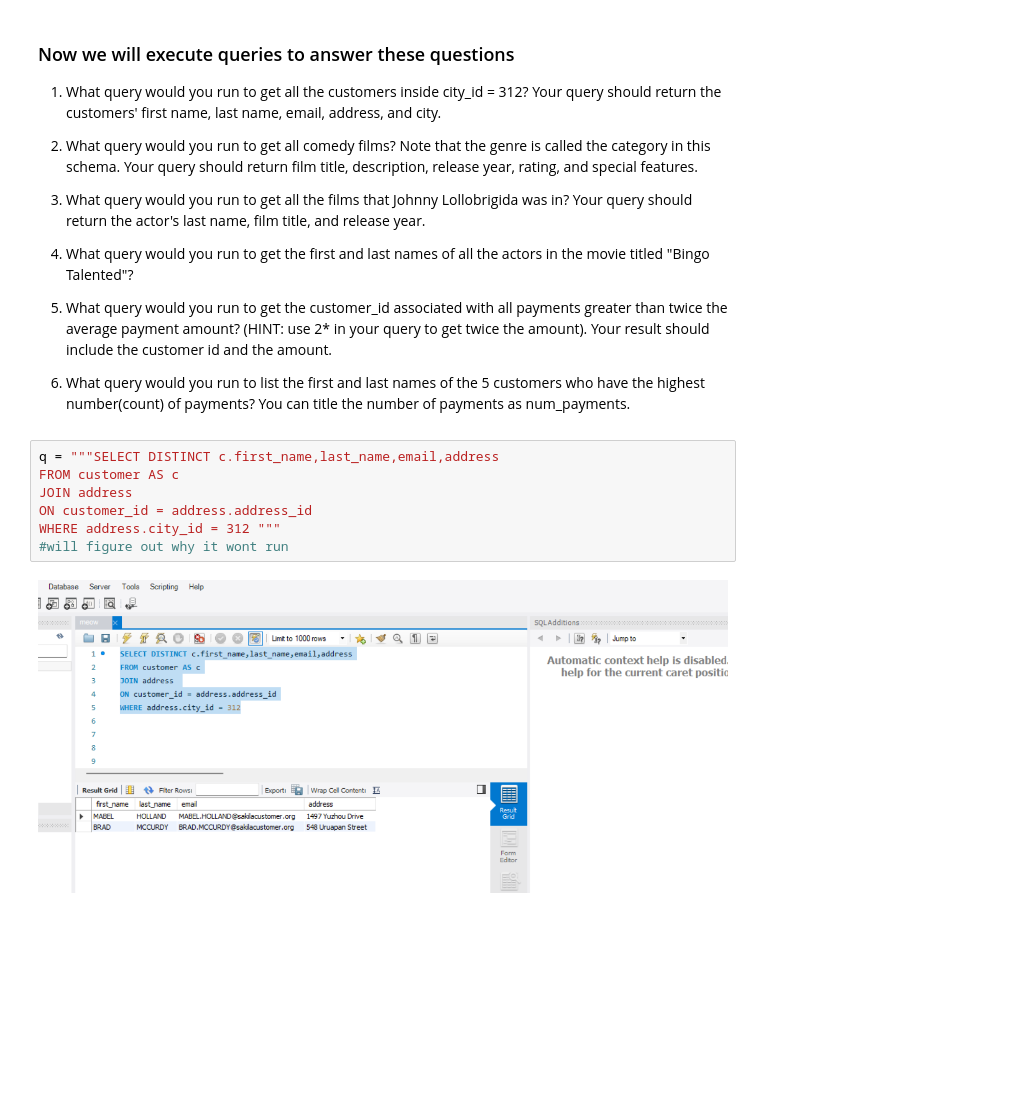
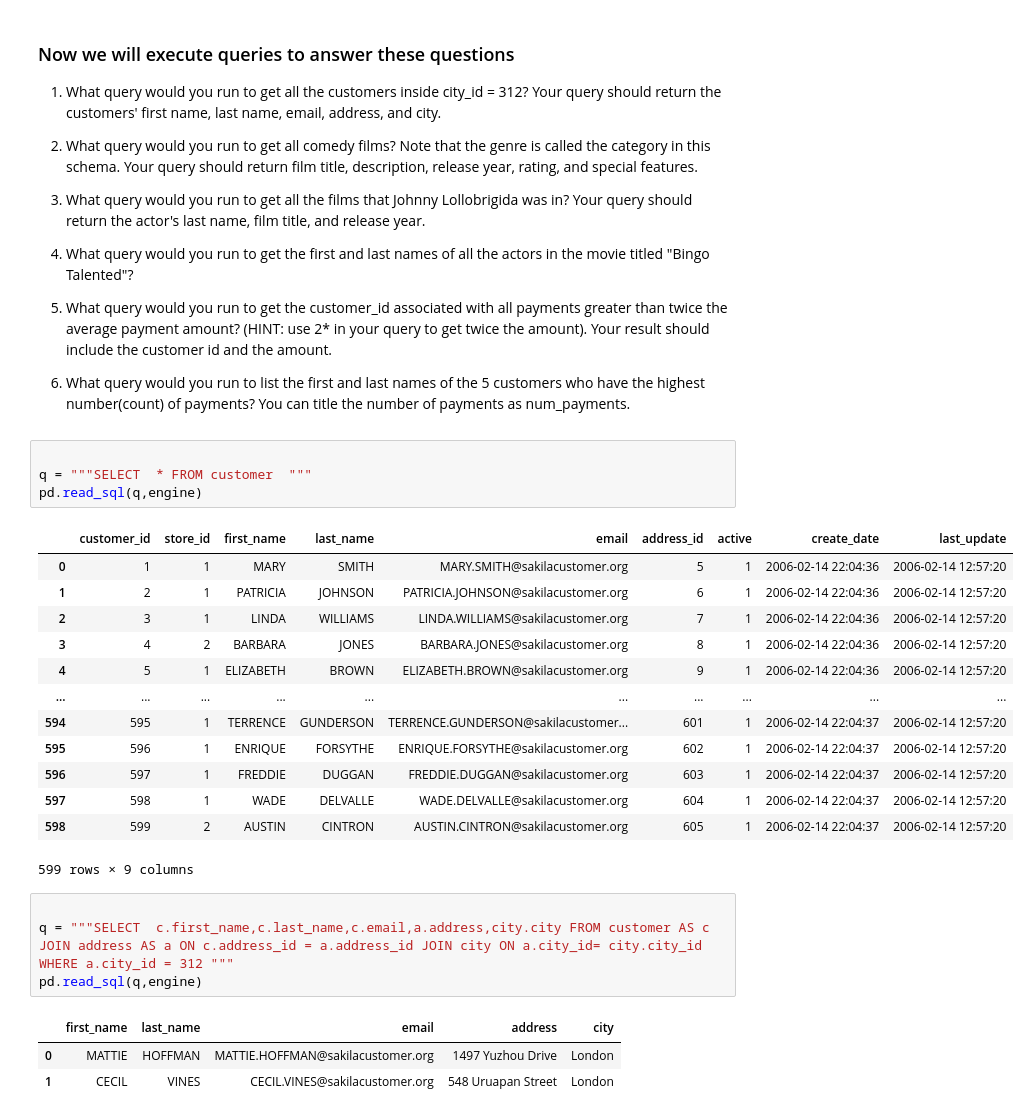
Before and after one commit to EfaOnyianta/Sakila-Core, a Jupyter notebook: Sakila core .ipynb, the cells around one changed output. Cells and saved outputs as stored; diff of their text form; blank space fills up the shorter version.

```diff
--- a/Sakila core .ipynb
+++ b/Sakila core .ipynb
@@ -40,13 +41,30 @@ Engine(mysql+pymysql://root:***@localhost/sakila-data)
 5. What query would you run to get the customer_id associated with all payments greater than twice the average payment amount? (HINT: use 2* in your query to get twice the amount). Your result should include the customer id and the amount.
 
 6. What query would you run to list the first and last names of the 5 customers who have the highest number(count) of payments? You can title the number of payments as num_payments.
+# %%
+
+q = """SELECT  * FROM customer  """
+pd.read_sql(q,engine)
+# %% [output]
+|  | customer_id | store_id | first_name | last_name | email | address_id | active | create_date | last_update |
+| 0 | 1 | 1 | MARY | SMITH | MARY.SMITH@sakilacustomer.org | 5 | 1 | 2006-02-14 22:04:36 | 2006-02-14 12:57:20 |
+| 1 | 2 | 1 | PATRICIA | JOHNSON | PATRICIA.JOHNSON@sakilacustomer.org | 6 | 1 | 2006-02-14 22:04:36 | 2006-02-14 12:57:20 |
+| 2 | 3 | 1 | LINDA | WILLIAMS | LINDA.WILLIAMS@sakilacustomer.org | 7 | 1 | 2006-02-14 22:04:36 | 2006-02-14 12:57:20 |
+| 3 | 4 | 2 | BARBARA | JONES | BARBARA.JONES@sakilacustomer.org | 8 | 1 | 2006-02-14 22:04:36 | 2006-02-14 12:57:20 |
+| 4 | 5 | 1 | ELIZABETH | BROWN | ELIZABETH.BROWN@sakilacustomer.org | 9 | 1 | 2006-02-14 22:04:36 | 2006-02-14 12:57:20 |
+| ... | ... | ... | ... | ... | ... | ... | ... | ... | ... |
+| 594 | 595 | 1 | TERRENCE | GUNDERSON | TERRENCE.GUNDERSON@sakilacustomer... | 601 | 1 | 2006-02-14 22:04:37 | 2006-02-14 12:57:20 |
+| 595 | 596 | 1 | ENRIQUE | FORSYTHE | ENRIQUE.FORSYTHE@sakilacustomer.org | 602 | 1 | 2006-02-14 22:04:37 | 2006-02-14 12:57:20 |
+| 596 | 597 | 1 | FREDDIE | DUGGAN | FREDDIE.DUGGAN@sakilacustomer.org | 603 | 1 | 2006-02-14 22:04:37 | 2006-02-14 12:57:20 |
+| 597 | 598 | 1 | WADE | DELVALLE | WADE.DELVALLE@sakilacustomer.org | 604 | 1 | 2006-02-14 22:04:37 | 2006-02-14 12:57:20 |
+| 598 | 599 | 2 | AUSTIN | CINTRON | AUSTIN.CINTRON@sakilacustomer.org | 605 | 1 | 2006-02-14 22:04:37 | 2006-02-14 12:57:20 |
+599 rows × 9 columns
 # %%
-q = """SELECT DISTINCT c.first_name,last_name,email,address
-FROM customer AS c
-JOIN address
-ON customer_id = address.address_id
-WHERE address.city_id = 312 """
-#will figure out why it wont run
+
+q = """SELECT  c.first_name,c.last_name,c.email,a.address,city.city FROM customer AS c JOIN address AS a ON c.address_id = a.address_id JOIN city ON a.city_id= city.city_id WHERE a.city_id = 312 """
+pd.read_sql(q,engine)
+# %% [output]
+|  | first_name | last_name | email | address | city |
+| 0 | MATTIE | HOFFMAN | MATTIE.HOFFMAN@sakilacustomer.org | 1497 Yuzhou Drive | London |
+| 1 | CECIL | VINES | CECIL.VINES@sakilacustomer.org | 548 Uruapan Street | London |
-# %% [markdown]
-![sakila%20q1.png](attachment:sakila%20q1.png)
 # %%
```
Also changed, not shown: parts of 13 cells of this notebook, 4 other files.
